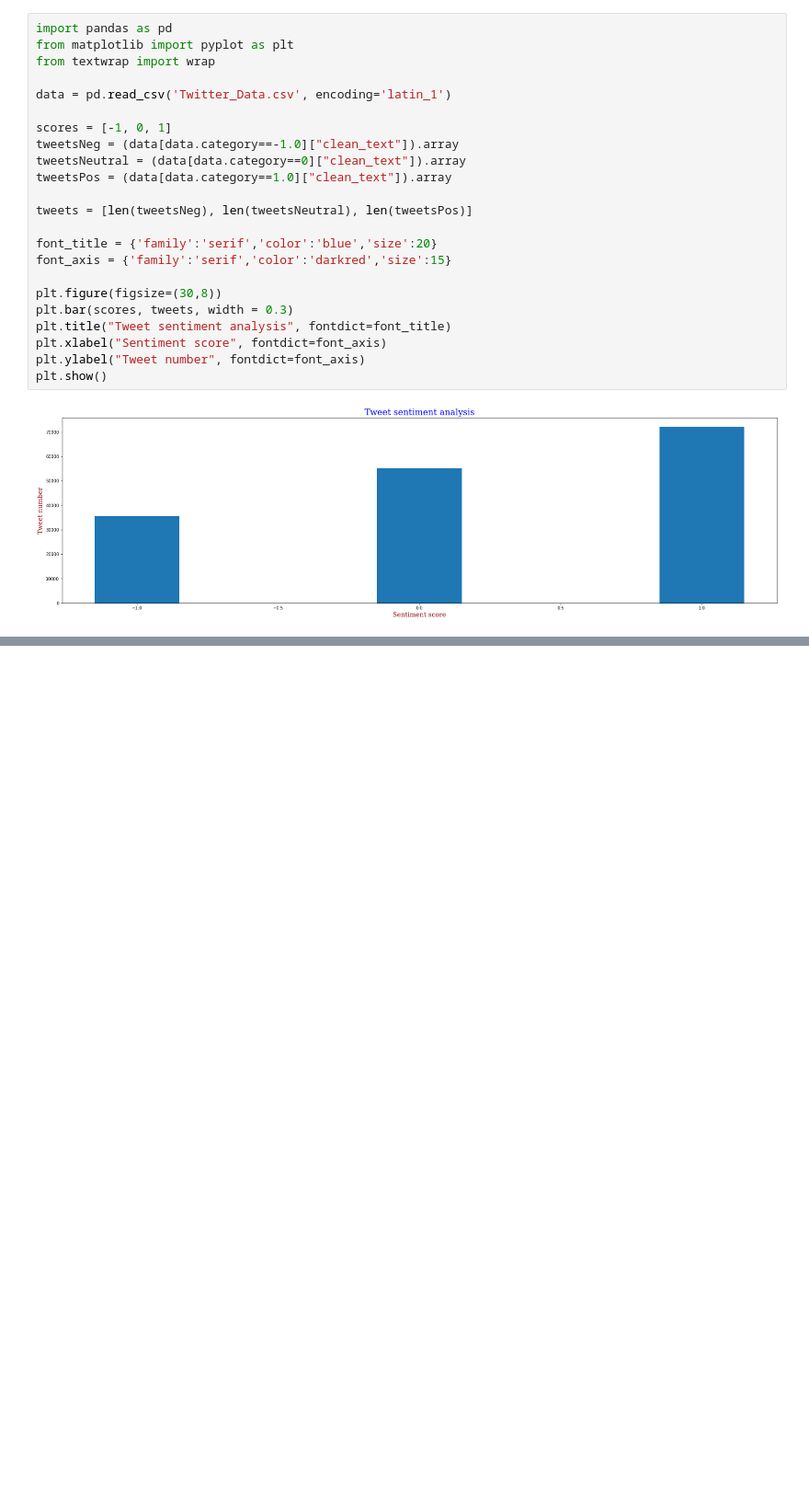
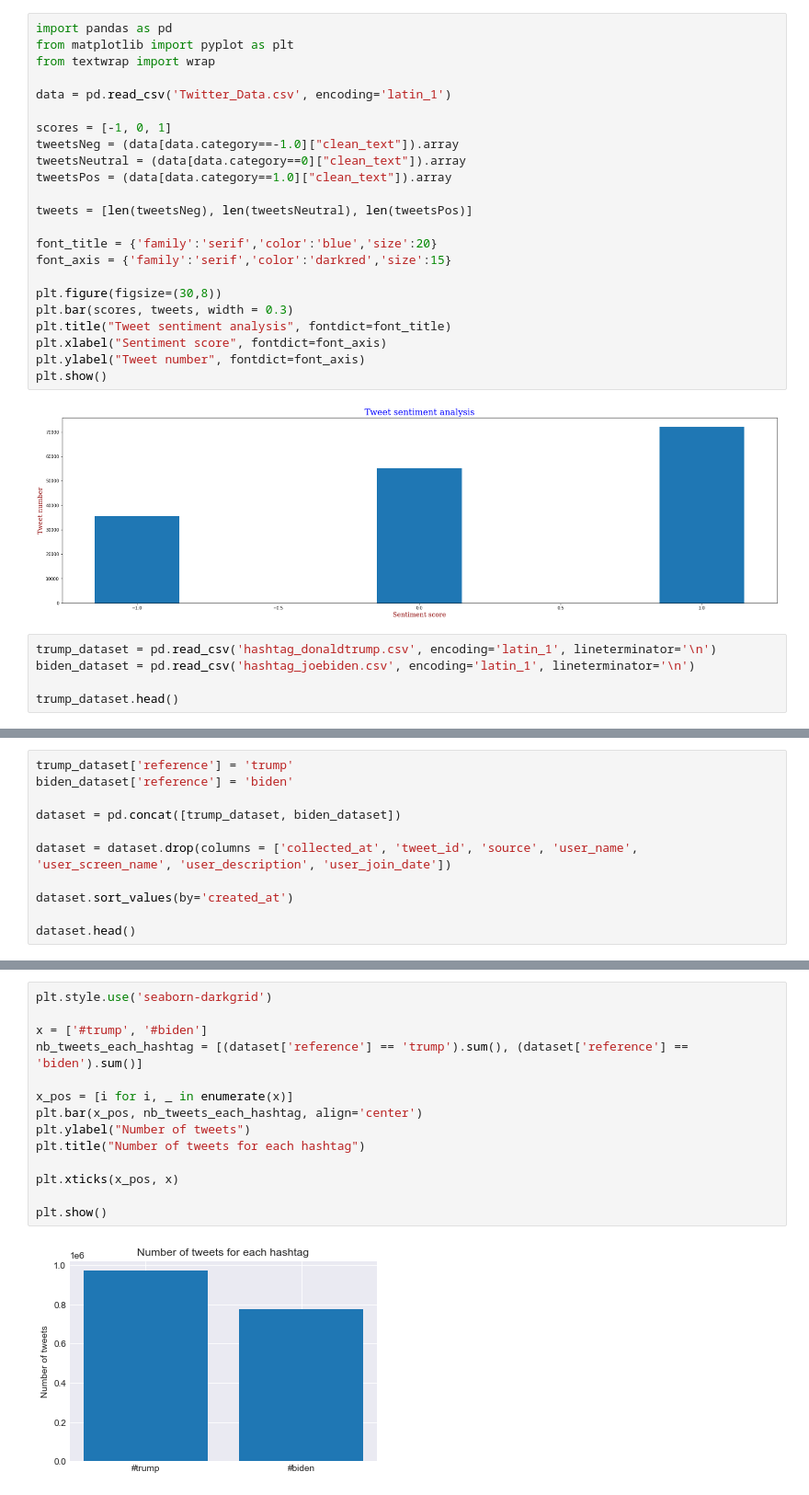
Before and after one commit to Guillaume-Vacelet/bigdata_group_1, a Jupyter notebook: sentiment_analysis.ipynb, the cells around one changed output, grey strips where cells are left out. Shown: that part at 92% size. Saved outputs shown, nothing was run; the diff lists cells and outputs as text; blank space fills up the shorter version.

Commit message:
✨ Compared nb of tweets for each hashtag and compared the nb of null values for each column

```diff
--- a/sentiment_analysis.ipynb
+++ b/sentiment_analysis.ipynb
@@ -23,3 +23,8 @@ plt.ylabel("Tweet number", fontdict=font_axis)
 plt.show()
 # %% [output]
 [figure]
+# %%
+trump_dataset = pd.read_csv('hashtag_donaldtrump.csv', encoding='latin_1', lineterminator='\n')
+biden_dataset = pd.read_csv('hashtag_joebiden.csv', encoding='latin_1', lineterminator='\n')
+
+trump_dataset.head()
@@ -25,0 +41,11 @@ plt.show()
+# %%
+trump_dataset['reference'] = 'trump'
+biden_dataset['reference'] = 'biden'
+
+dataset = pd.concat([trump_dataset, biden_dataset])
+
+dataset = dataset.drop(columns = ['collected_at', 'tweet_id', 'source', 'user_name', 'user_screen_name', 'user_description', 'user_join_date'])
+
+dataset.sort_values(by='created_at')
+
+dataset.head()
@@ -25,0 +78,16 @@ plt.show()
+# %%
+plt.style.use('seaborn-darkgrid')
+
+x = ['#trump', '#biden']
+nb_tweets_each_hashtag = [(dataset['reference'] == 'trump').sum(), (dataset['reference'] == 'biden').sum()]
+
+x_pos = [i for i, _ in enumerate(x)]
+plt.bar(x_pos, nb_tweets_each_hashtag, align='center')
+plt.ylabel("Number of tweets")
+plt.title("Number of tweets for each hashtag")
+
+plt.xticks(x_pos, x)
+
+plt.show()
+# %% [output]
+[figure, added]
```
Also changed, not shown: parts of 5 cells of this notebook.
